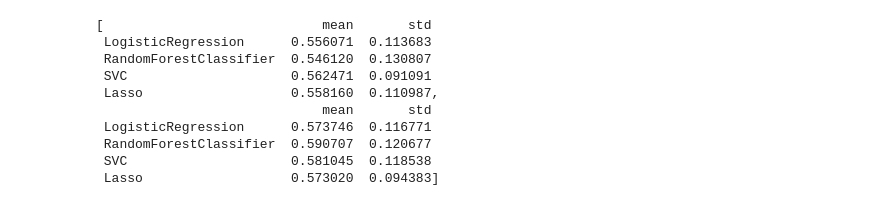
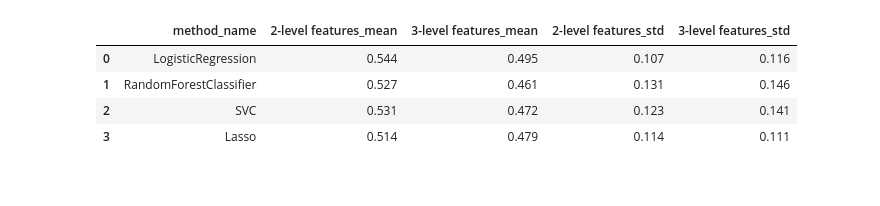
Before and after one commit to k-sobolev/hypergraph-feature-extractor, a Jupyter notebook: predicting.ipynb, the cells around one changed output. Cells and saved outputs as stored; diff of their text form; code cells hidden in the pictures.

```diff
--- a/predicting.ipynb
+++ b/predicting.ipynb
@@ -129,38 +133,38 @@ svm = SVC(gamma='scale', kernel='rbf')
 methods_list = [lr, rf, svm, lasso]
 # method_names = ['LR']
 # %%
-df_list = []
+# df_list = []
 
-for columns_list in [columns_all, columns_filtered]:
-    train_normed = ss.fit_transform(df[columns_list].values)
-    scoring_method = 'roc_auc'
+results_list = []
 
-    results_list = []
+for method in methods_list:
+    method_name = method.__class__.__name__
+    result = {
+        'method_name': method_name,
+    }
 
-    for method in methods_list:
-        method_name = method.__class__.__name__
+    for columns_descryption, columns_list in zip(['3-level features', '2-level features'], [columns_all, columns_filtered]):
+        train_normed = ss.fit_transform(df[columns_list].values)
+        scoring_method = 'roc_auc'
         method_scores = cross_val_score(lr, X=train_normed, y=target, cv=rk, scoring=scoring_method)
         method_score_mean = method_scores.mean()
         method_score_std = method_scores.std()
-        result = {
-            'mean': method_score_mean,
-            'std': method_score_std,
+        result4columns = {
+            f'{columns_descryption}_mean': method_score_mean,
+            f'{columns_descryption}_std': method_score_std,
         }
+        result.update(result4columns)
 
-        results_list.append(pd.Series(result, name=method_name))
+    results_list.append(result)#, name=method_name))
 
-    df_results = pd.DataFrame(results_list)
-    df_list.append(df_results)
+df_results = pd.DataFrame(results_list)
+# df_list.append(df_results)
-# %%
-df_list
-# %% [output]
-[                            mean       std
- LogisticRegression      0.556071  0.113683
- RandomForestClassifier  0.546120  0.130807
- SVC                     0.562471  0.091091
- Lasso                   0.558160  0.110987,
-                             mean       std
- LogisticRegression      0.573746  0.116771
- RandomForestClassifier  0.590707  0.120677
- SVC                     0.581045  0.118538
- Lasso                   0.573020  0.094383]
+# %%
+column_order = ['method_name', '2-level features_mean', '3-level features_mean', '2-level features_std', '3-level features_std']
+df_results[column_order].round(3)
+# %% [output]
+|  | method_name | 2-level features_mean | 3-level features_mean | 2-level features_std | 3-level features_std |
+| 0 | LogisticRegression | 0.544 | 0.495 | 0.107 | 0.116 |
+| 1 | RandomForestClassifier | 0.527 | 0.461 | 0.131 | 0.146 |
+| 2 | SVC | 0.531 | 0.472 | 0.123 | 0.141 |
+| 3 | Lasso | 0.514 | 0.479 | 0.114 | 0.111 |
```
Also changed, not shown: parts of 6 cells of this notebook.
